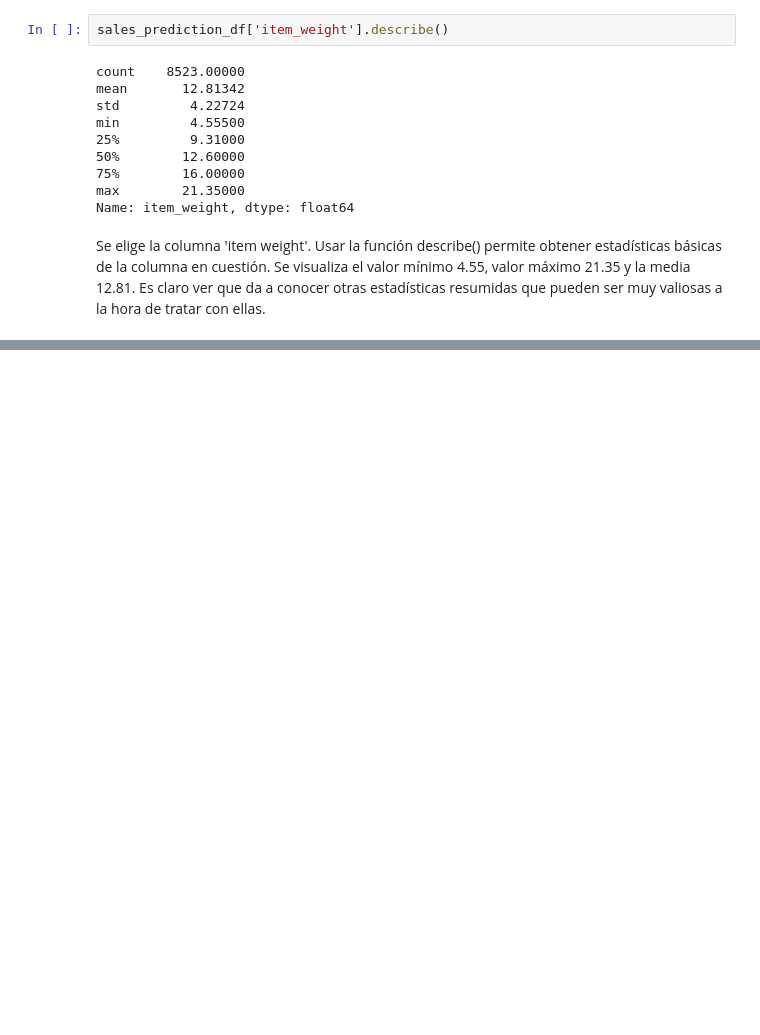
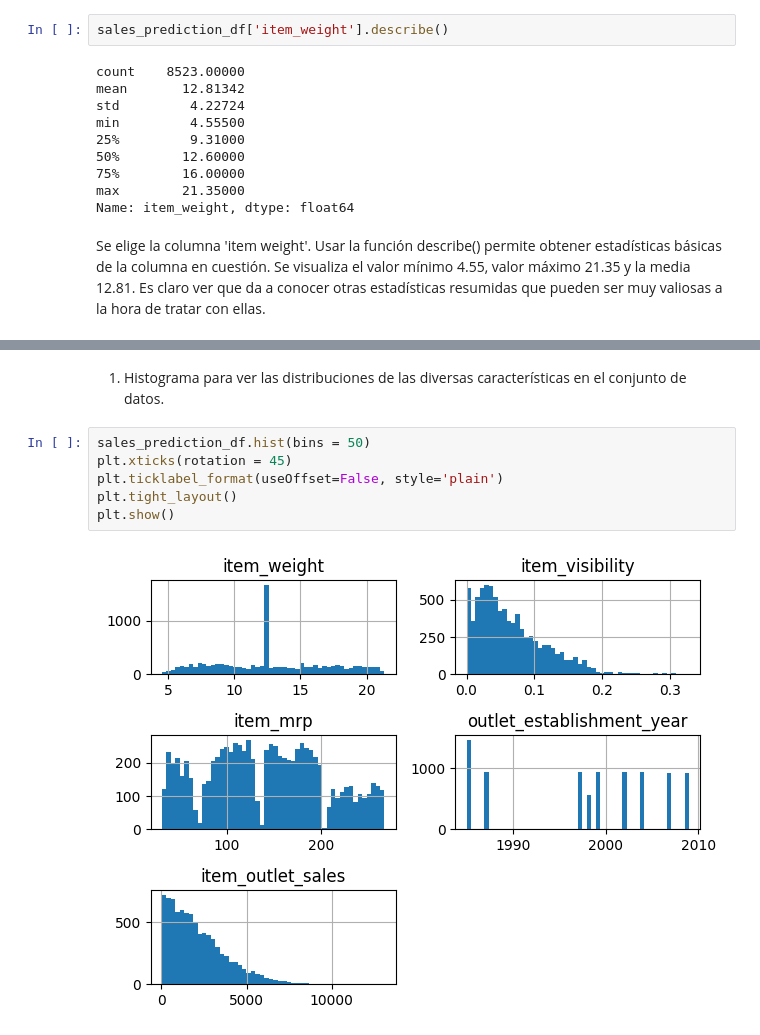
Before and after one commit to chernandezrojas1991/predicciones-de-ventas-de-alimentos, a Jupyter notebook: predicciones_de_ventas_de_alimentos.ipynb, the cells around one changed output, grey strips where cells are left out. Saved outputs shown, nothing was run; the diff lists cells and outputs as text; blank space fills up the shorter version.

```diff
--- a/predicciones_de_ventas_de_alimentos.ipynb
+++ b/predicciones_de_ventas_de_alimentos.ipynb
@@ -161,0 +176,10 @@ Se elige la columna 'item weight'. Usar la función describe() permite obtener e
+# %% [markdown]
+1) Histograma para ver las distribuciones de las diversas características en el conjunto de datos.
+# %%
+sales_prediction_df.hist(bins = 50)
+plt.xticks(rotation = 45)
+plt.ticklabel_format(useOffset=False, style='plain')
+plt.tight_layout()
+plt.show()
+# %% [output]
+[figure, added]
```
Also changed, not shown: parts of 5 cells of this notebook.
